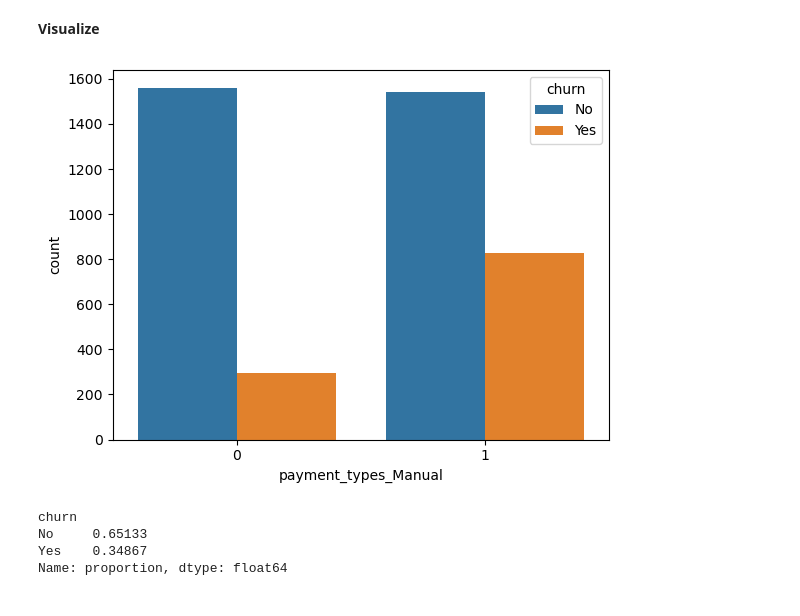
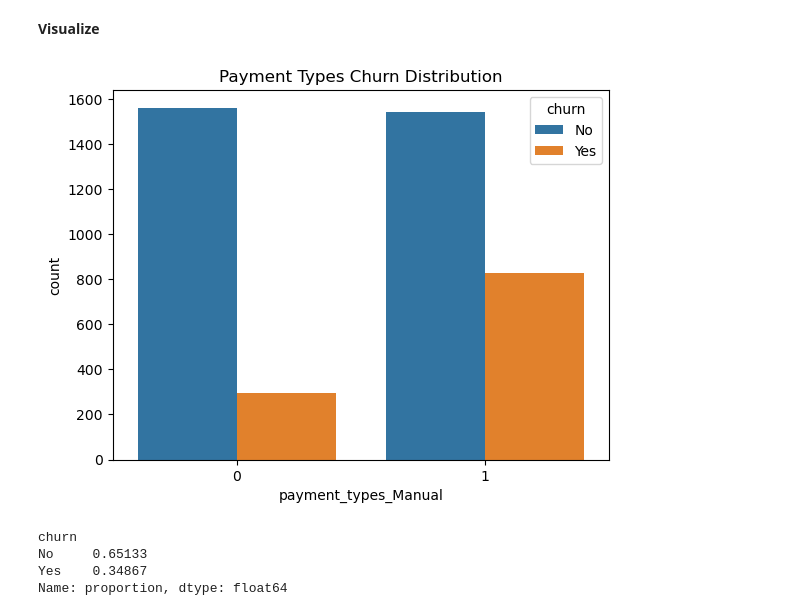
Before and after one commit to RyanPoole85/telco_classification_project, a Jupyter notebook: Final_Report.ipynb, the cells around one changed output. Cells and saved outputs as stored; diff of their text form; code cells hidden in the pictures.

```diff
--- a/Final_Report.ipynb
+++ b/Final_Report.ipynb
@@ -341,9 +324,10 @@ alpha=0.05
 # %%
 #plot showing distribution of payment types which show manual payments with a much higher
 #churn rate than automatic payments.
 sns.countplot(x="payment_types_Manual", hue="churn", data=train);
+plt.title('Payment Types Churn Distribution');
 # %% [output]
-[figure, old version]
+[figure, new version]
 # %%
 #checking percentages for manual payment types comparing churned or not
 train.churn[train['payment_types_Manual'] == 1].value_counts(normalize=True)
```
Also changed, not shown: parts of 20 cells of this notebook, 1 other file.
